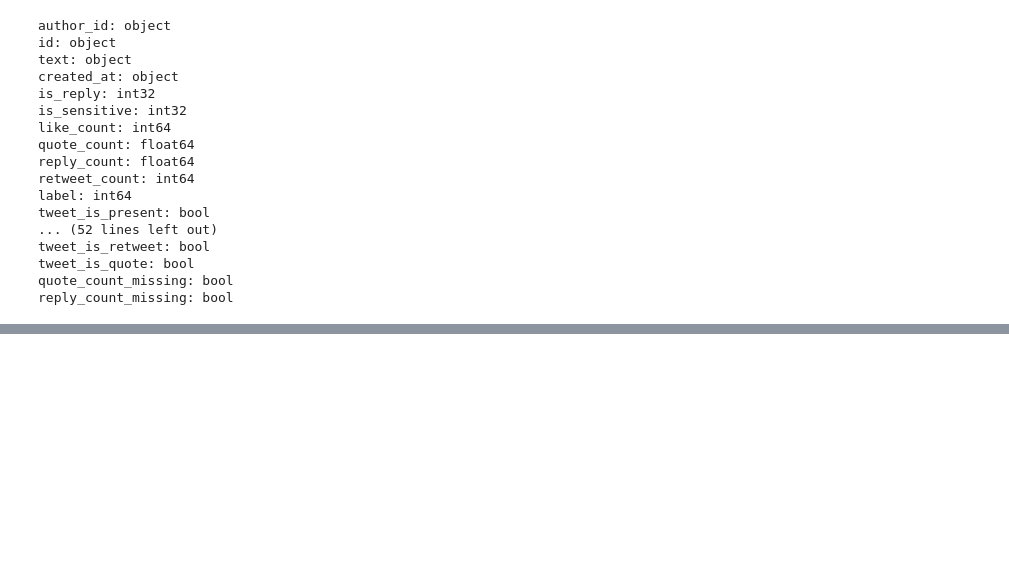
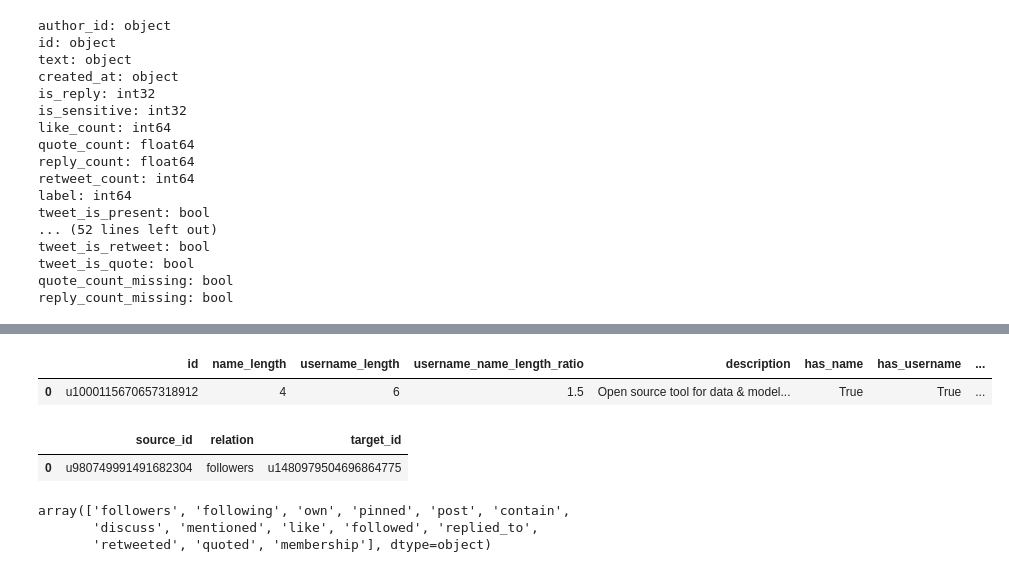
Before and after one commit to julwdo/thesis, a Jupyter notebook: 01_codes/02_local/02_thesis_main.ipynb, the cells around one changed output, grey strips where cells are left out. Cells and saved outputs as stored; diff of their text form; code cells hidden in the pictures; blank space fills up the shorter version.

```diff
--- a/01_codes/02_local/02_thesis_main.ipynb
+++ b/01_codes/02_local/02_thesis_main.ipynb
@@ -311,7 +177,0 @@ tweet_features["tweet_time_delta_log"] = np.log1p(tweet_features["tweet_time_del
-# %%
-test = tweet_features.head(50).copy()
-
-test["text_normalized"] = test["text"].apply(normalize_text)
-
-embedder = SentenceEmbedder()
-test["text_embedding"] = embedder.transform(test["text_normalized"])[:, 0]
@@ -326,31 +177,0 @@ def cosine_sim(a, b):
-# %%
-test["prev_embedding"] = (
-    test
-    .groupby("author_id")["text_embedding"]
-    .shift(1)
-)
-
-test["tweet_cosine_sim_prev"] = test.apply(
-    lambda row: cosine_sim(row["text_embedding"], row["prev_embedding"]),
-    axis=1
-)
-
-user_centroids = (
-    test
-    .groupby("author_id")["text_embedding"]
-    .apply(lambda x: np.mean(np.vstack(x), axis=0))
-)
-
-test = test.join(
-    user_centroids.rename("user_embedding_centroid"),
-    on="author_id"
-)
-
-test["tweet_cosine_sim_centroid"] = test.apply(
-    lambda row: cosine_sim(
-        row["text_embedding"], row["user_embedding_centroid"]
-    ),
-    axis=1
-)
-
-test[["author_id", "created_at", "text_embedding", "prev_embedding", "tweet_cosine_sim_prev", "user_embedding_centroid", "tweet_cosine_sim_centroid"]].head(2)
@@ -613,3 +434,10 @@ for col in numeric_cols:
 import joblib
 
 joblib.dump(tweet_features, f"../../02_data/tweet_features_2.joblib")
+# %%
+user_features_test = user_features.drop(columns="desc_embedding")
+# %%
+user_features_test.head(1)
+# %% [output]
+|  | id | name_length | username_length | username_name_length_ratio | description | has_name | has_username | ... |
+| 0 | u1000115670657318912 | 4 | 6 | 1.5 | Open source tool for data & model... | True | True | ... |
@@ -615,0 +448,11 @@ joblib.dump(tweet_features, f"../../02_data/tweet_features_2.joblib")
+# %%
+edges.head(1)
+# %% [output]
+|  | source_id | relation | target_id |
+| 0 | u980749991491682304 | followers | u1480979504696864775 |
+# %%
+edges["relation"].unique()
+# %% [output]
+array(['followers', 'following', 'own', 'pinned', 'post', 'contain',
+       'discuss', 'mentioned', 'like', 'followed', 'replied_to',
+       'retweeted', 'quoted', 'membership'], dtype=object)
```
Also changed, not shown: parts of 21 cells of this notebook, 1 other file.
